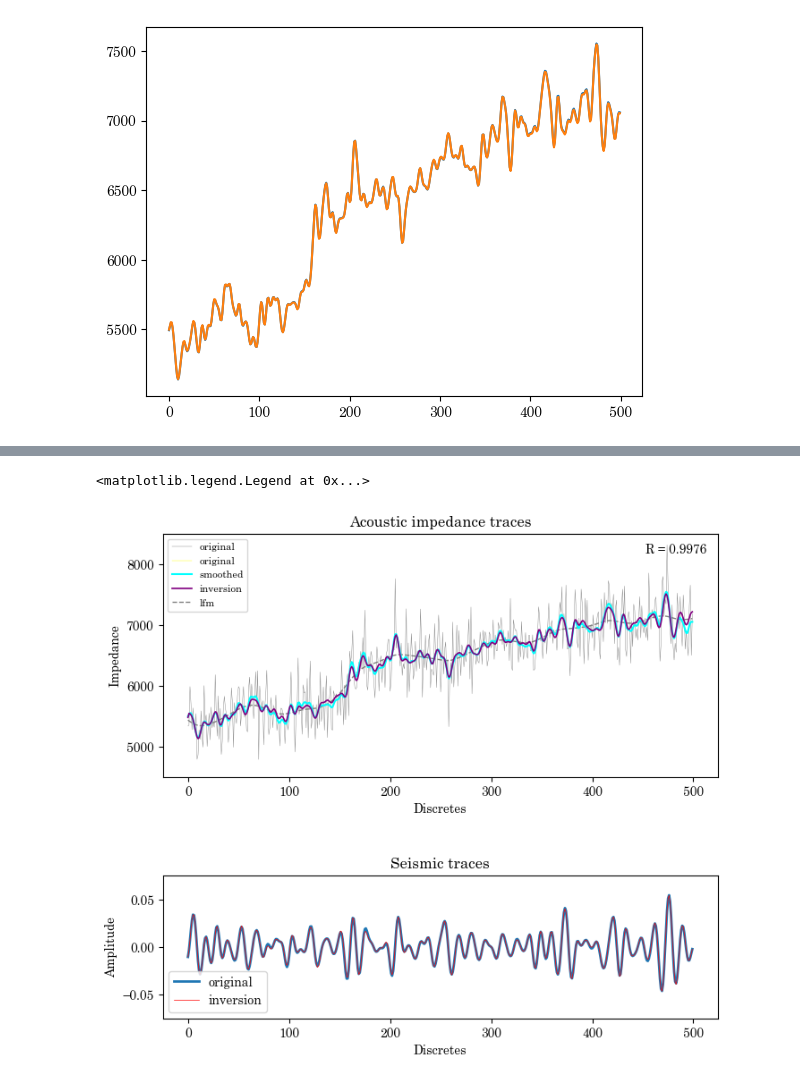
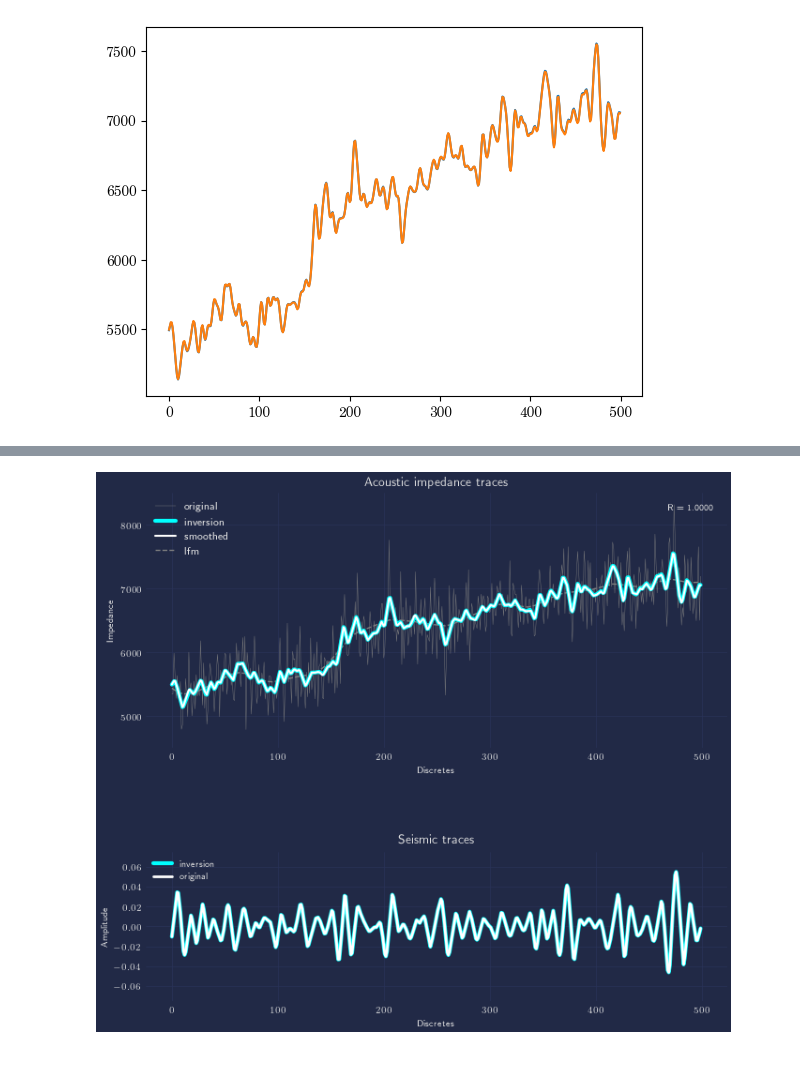
Before and after one commit to grxoxl/inversion, a Jupyter notebook: acoustic_inversion/synthetic_example (1).ipynb, the cells around one changed output, grey strips where cells are left out. Drawn from its saved outputs; the diff is of its cells as text; code cells hidden in the pictures.

```diff
--- a/acoustic_inversion/synthetic_example (1).ipynb
+++ b/acoustic_inversion/synthetic_example (1).ipynb
@@ -349,4 +349,4 @@ plt.plot(impedance_smoothed)
 [<matplotlib.lines.Line2D at 0x...>]
 [figure]
 # %%
-correlation_coefficient = np.corrcoef(result, impedance_smoothed)[0, 1]
+correlation_coefficient = np.corrcoef(res_lsqr, impedance_smoothed)[0, 1]
@@ -353,34 +373,37 @@ correlation_coefficient = np.corrcoef(result, impedance_smoothed)[0, 1]
 # %%
-plt.rcParams["font.family"] = "century"
+plt.style.use("cyberpunk")
 
 plt.figure(figsize = (8, 12))
 
 plt.subplot(3, 1, 1)
 plt.plot(impedance, "grey", lw = 0.3, label = "original")
-plt.plot(res_lsqr, "yellow", lw = 0.3, label = "original")
-plt.plot(impedance_smoothed, c = "aqua", lw = 1.5, zorder = 2, label = "smoothed")
-plt.plot(result, c = "purple", lw = 1.2, zorder = 2, label = "inversion")
+plt.plot(res_lsqr, "aqua", lw = 3, label = "inversion")
+plt.plot(impedance_smoothed, c = "white", lw = 1.5, zorder = 2, label = "smoothed")
+# plt.plot(result, c = "purple", lw = 1.2, zorder = 2, label = "inversion")
 plt.plot(low_frequency_model, c = "gray", ls = "--", lw = 1, zorder = 1, label = "lfm")
 plt.ylim([4500, 8500])
 plt.yticks(np.arange(5e3, 8.1e3, 1e3))
 plt.text(0.98, 0.96, 'R = {:.4f}'.format(correlation_coefficient),
          horizontalalignment='right',
          verticalalignment='top',
          transform=plt.gca().transAxes)
 plt.title("Acoustic impedance traces")
 plt.ylabel("Impedance")
 plt.xlabel("Discretes")
 plt.legend(fontsize = 8)
+# mplcyberpunk.make_lines_glow()
 
 
 plt.subplot(5, 1, 3)
-plt.plot(seismic_trace, c = "C0", lw = 2, label = "original")
-plt.plot(Operator.acoustic(wavelet, nt)@np.log(result), c = "red", lw = 0.5, label = "inversion")
+plt.plot(Operator.acoustic(wavelet, nt)@np.log(res_lsqr), ls = "-", c = "aqua", lw = 3, label = "inversion")
+plt.plot(seismic_trace, c = "white", lw = 2, label = "original")
 plt.ylim([-0.075, 0.075])
 plt.title("Seismic traces")
 plt.ylabel("Amplitude")
 plt.xlabel("Discretes")
 plt.legend()
+
+# mplcyberpunk.make_lines_glow()
+plt.show()
 # %% [output]
-<matplotlib.legend.Legend at 0x...>
-[figure, old version]
+[figure, new version]
```
Also changed, not shown: parts of 2 cells of this notebook, 1 other file.
